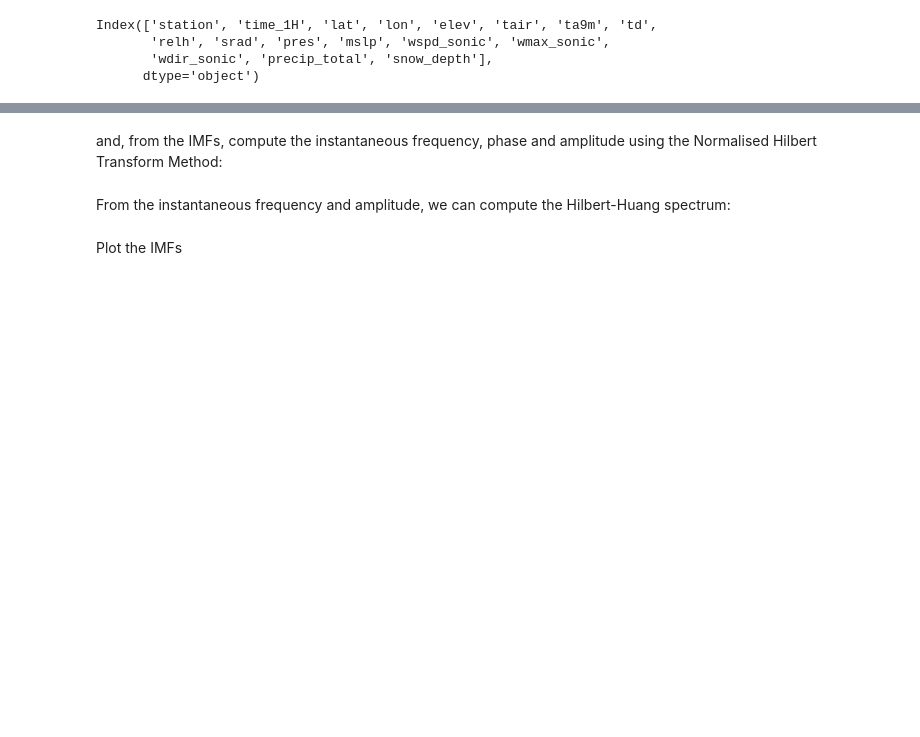
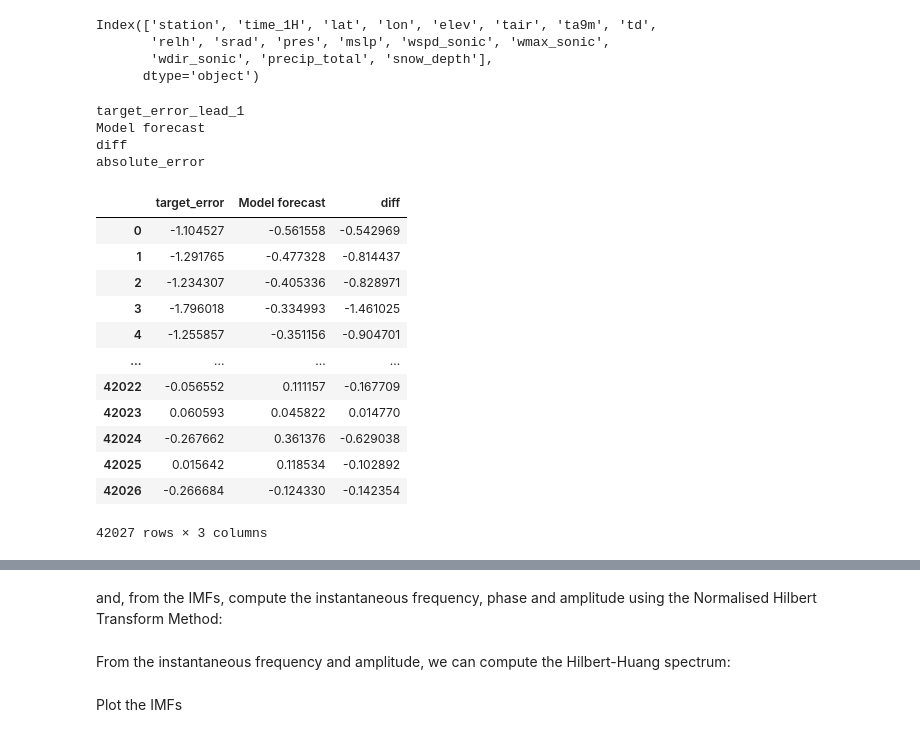
Before and after one commit to shmaronshmevans/nwp_bias, a Jupyter notebook: src/machine_learning/notebooks/emd.ipynb, the cells around one changed output, grey strips where cells are left out. Saved outputs shown, nothing was run; the diff lists cells and outputs as text; code cells hidden in the pictures; blank space fills up the shorter version.

```diff
--- a/src/machine_learning/notebooks/emd.ipynb
+++ b/src/machine_learning/notebooks/emd.ipynb
@@ -314,0 +317,24 @@ Index(['station', 'time_1H', 'lat', 'lon', 'elev', 'tair', 'ta9m', 'td',
+# %%
+for k in df1.keys():
+    print(k)
+# %% [output]
+target_error_lead_1
+Model forecast
+diff
+absolute_error
+# %%
+df
+# %% [output]
+|  | target_error | Model forecast | diff |
+| 0 | -1.104527 | -0.561558 | -0.542969 |
+| 1 | -1.291765 | -0.477328 | -0.814437 |
+| 2 | -1.234307 | -0.405336 | -0.828971 |
+| 3 | -1.796018 | -0.334993 | -1.461025 |
+| 4 | -1.255857 | -0.351156 | -0.904701 |
+| ... | ... | ... | ... |
+| 42022 | -0.056552 | 0.111157 | -0.167709 |
+| 42023 | 0.060593 | 0.045822 | 0.014770 |
+| 42024 | -0.267662 | 0.361376 | -0.629038 |
+| 42025 | 0.015642 | 0.118534 | -0.102892 |
+| 42026 | -0.266684 | -0.124330 | -0.142354 |
+42027 rows × 3 columns
```
Also changed, not shown: parts of 26 cells of this notebook, 12 other files.
